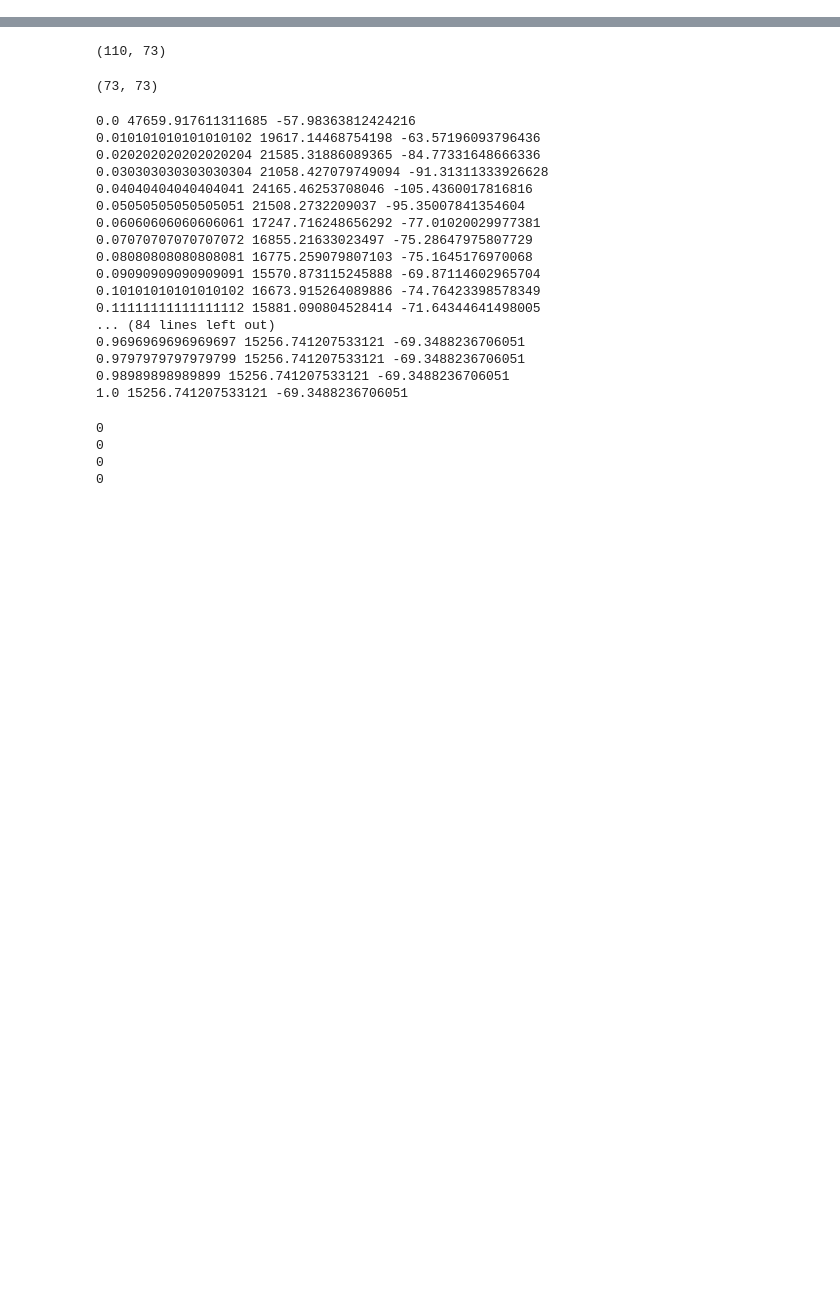
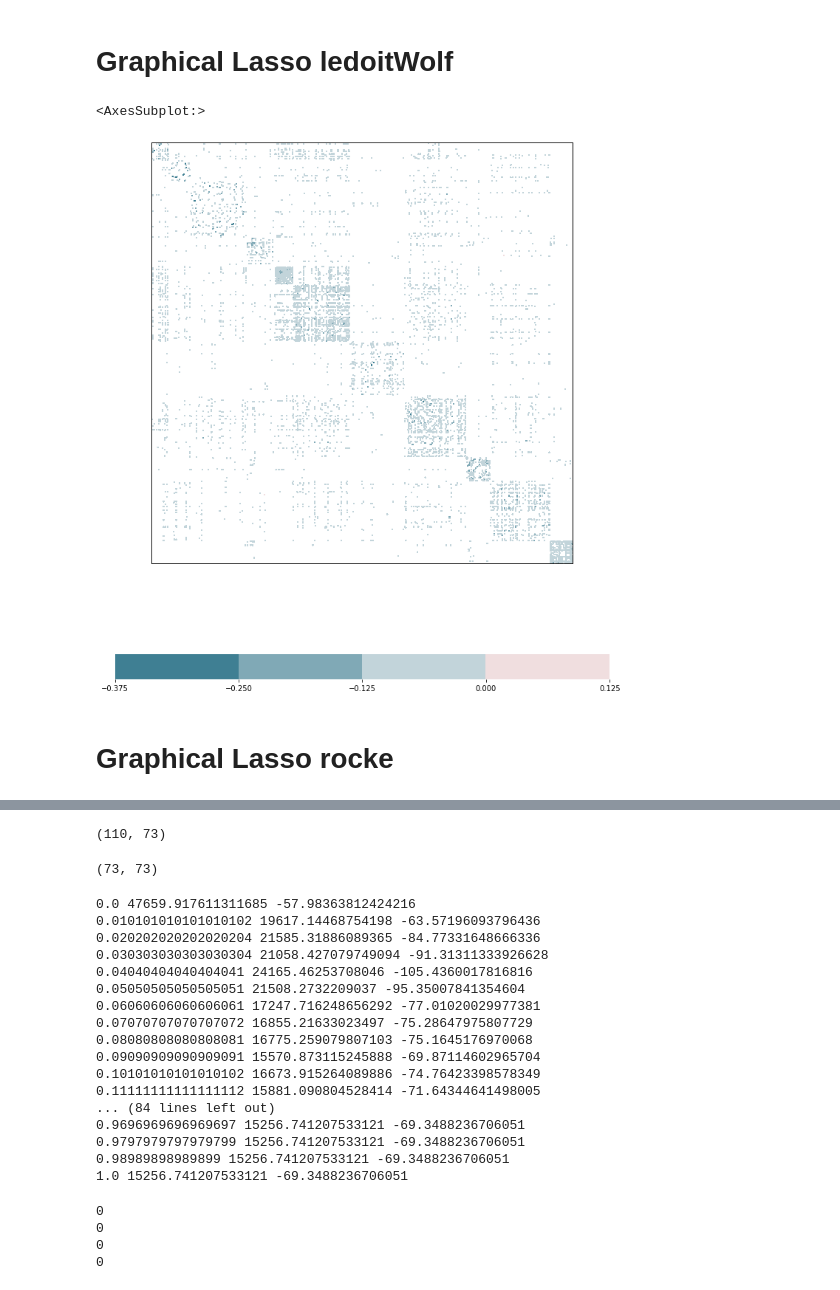
Before and after one commit to ragnarlevi/GTST, a Jupyter notebook: _Workbench/NetworkConstruction.ipynb, the cells around one changed output, grey strips where cells are left out. Cells and saved outputs as stored; diff of their text form; code cells hidden in the pictures; blank space fills up the shorter version.

```diff
--- a/_Workbench/NetworkConstruction.ipynb
+++ b/_Workbench/NetworkConstruction.ipynb
@@ -129,0 +186,15 @@ L = x.shape[0]
+# %% [markdown]
+# Graphical Lasso ledoitWolf
+# %%
+importlib.reload(sys.modules['gradient_descent'])
+importlib.reload(sys.modules['graphical_lasso'])
+glasso_lwolf =  graphical_lasso.graphical_lasso_wrapper(emp_cov=lwolf_corr_x, alpha=0.5, N = x.shape[0], beta = 0.01)
+best_cov_lwolf, best_prec_lwolf = glasso_lwolf.fit_sklearn()
+plt.figure(figsize=(15, 15))
+np.fill_diagonal(best_prec_lwolf, 0)
+mmdutils.plot_corr(best_prec_lwolf)
+# %% [output]
+<AxesSubplot:>
+[figure, added]
+# %% [markdown]
+# Graphical Lasso rocke
```
Also changed, not shown: parts of 44 cells of this notebook.
